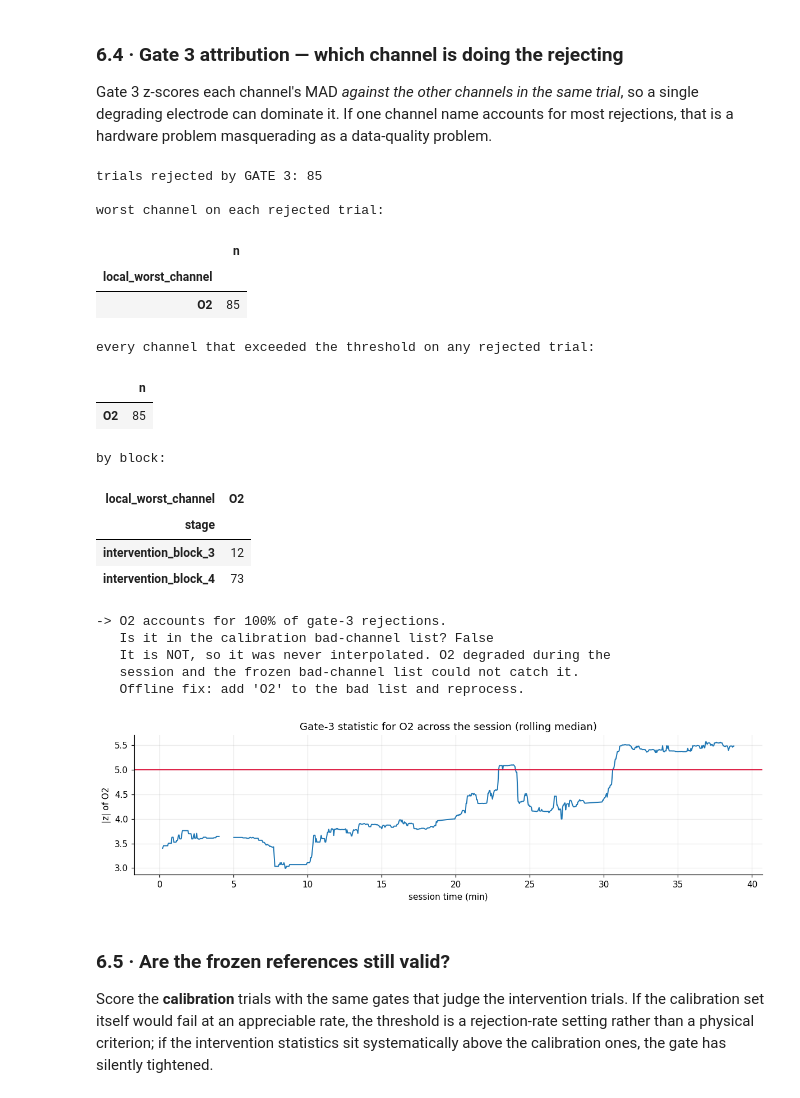
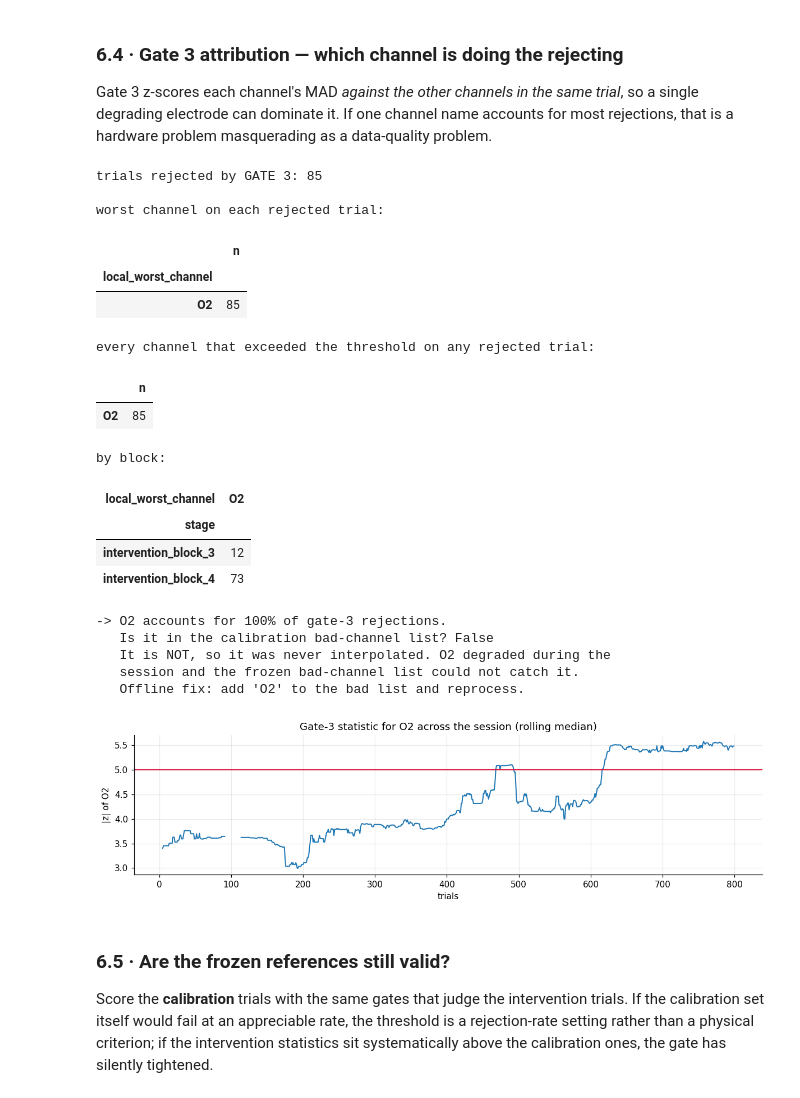
Before and after one commit to Linus-Ha08/Loop_analysis, a Jupyter notebook: PRIME_online_diagnostics.ipynb, the cells around one changed output. Cells and saved outputs as stored; diff of their text form; code cells hidden in the pictures.

Commit message:
minor change in figures

```diff
--- a/PRIME_online_diagnostics.ipynb
+++ b/PRIME_online_diagnostics.ipynb
@@ -1997,36 +1997,36 @@ if len(rej3):
     fig, ax = plt.subplots(figsize=(11, 3.2))
     sub = POST.sort_values("t")
     zt = []
     for _, r in sub.iterrows():
         zt.append(r.local_z_max if r.local_worst_channel == top else np.nan)
-    ax.plot((sub.t - sub.t.min()) / 60, pd.Series(zt).rolling(30, min_periods=3).median(), lw=1.3)
+    ax.plot(np.arange(len(sub)), pd.Series(zt).rolling(30, min_periods=3).median(), lw=1.3)
     ax.axhline(l_thr, color="crimson", lw=1.2)
-    ax.set(xlabel="session time (min)", ylabel=f"|z| of {top}",
+    ax.set(xlabel="trials", ylabel=f"|z| of {top}",
            title=f"Gate-3 statistic for {top} across the session (rolling median)")
     plt.tight_layout(); plt.show()
 else:
     print("no gate-3 rejections")
 # %% [output]
 trials rejected by GATE 3: 85
 
 worst channel on each rejected trial:
 |  | n |
 | local_worst_channel |  |
 | O2 | 85 |
 every channel that exceeded the threshold on any rejected trial:
 |  | n |
 | O2 | 85 |
 by block:
 | local_worst_channel | O2 |
 | stage |  |
 | intervention_block_3 | 12 |
 | intervention_block_4 | 73 |
 -> O2 accounts for 100% of gate-3 rejections.
    Is it in the calibration bad-channel list? False
    It is NOT, so it was never interpolated. O2 degraded during the
    session and the frozen bad-channel list could not catch it.
    Offline fix: add 'O2' to the bad list and reprocess.
-[figure, old version]
+[figure, new version]
 # %% [markdown]
 ### 6.5 · Are the frozen references still valid?
 
```
Also changed, not shown: parts of 1 cell of this notebook.
